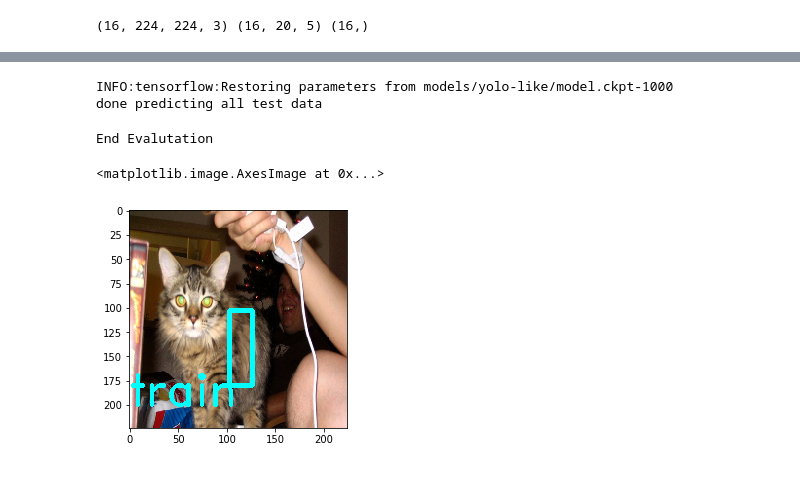
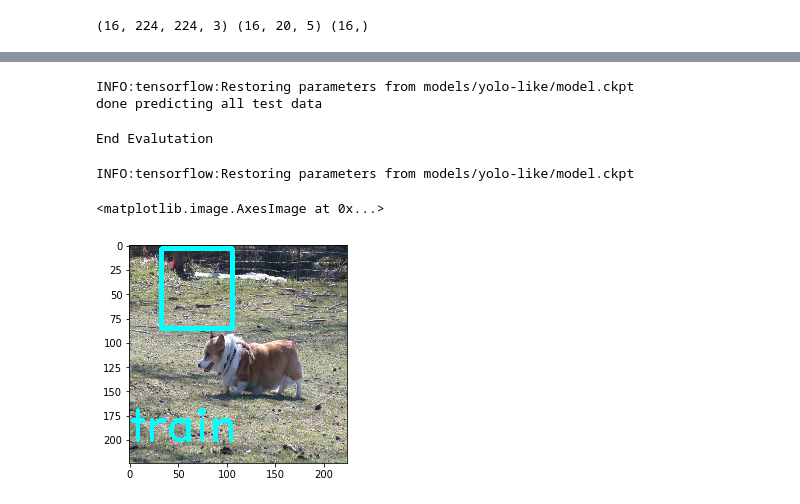
Before and after one commit to BeyondCloud/DL, a Jupyter notebook: Comp2/CourseSlide.ipynb, the cells around one changed output, grey strips where cells are left out. Saved outputs shown, nothing was run; the diff lists cells and outputs as text; code cells hidden in the pictures.

Commit message:
done model load

```diff
--- a/Comp2/CourseSlide.ipynb
+++ b/Comp2/CourseSlide.ipynb
@@ -41,13 +41,13 @@ net_params = {
 
 }
 solver_params = {
-    'learning_rate': 0.000001,
+    'learning_rate': 0.0000001,
     'moment': 0.9,
-    'max_iterators': 1200,
     'print_frequency': 100,
     'save_frequency' : 1000,
     'train_dir': 'models/yolo-like'
 }
+max_iterators = 300
 # %%
 class DatasetRunner:
     """
@@ -221,7 +221,7 @@ class YoloTinyNet(object):
             if pretrain:
                 self.pretrained_collection.append(var)
             if train:
-                self.tranp_labelsinable_collection.append(var)
+                self.trainable_collection.append(var)
         return var
 
     def _variable_with_weight_decay(self, name, shape, stddev, wd, pretrain=True, train=True):
@@ -768,7 +766,7 @@ next_test_element = test_iterator.get_next()
 tdata_sess = tf.Session(config = config)
 # %%
 output_file = open('./data/test_predion.txt', 'w')
-solver.prepare_inference(model_version = '1000')
+solver.prepare_inference()
 
 while True:
     try:
@@ -787,7 +785,7 @@ while True:
         break
 output_file.close()
 # %% [output]
-INFO:tensorflow:Restoring parameters from models/yolo-like/model.ckpt-1000
+INFO:tensorflow:Restoring parameters from models/yolo-like/model.ckpt
 done predicting all test data
 # %%
 sys.path.insert(0, './evaluate')
@@ -797,25 +795,33 @@ evaluate.evaluate('./data/test_predion.txt', './output_file.csv')
 # %% [output]
 End Evalutation
+# %%
+tf.reset_default_graph()
+net = YoloTinyNet(common_params, net_params)
+solver = YoloRunner(None, net, common_params, solver_params)
+solver.prepare_inference()
+# %% [output]
+INFO:tensorflow:Restoring parameters from models/yolo-like/model.ckpt
 # %%
 classes_name =  ["aeroplane", "bicycle", "bird", "boat", "bottle",
                  "bus", "car", "cat", "chair", "cow", "diningtable",
                  "dog", "horse", "motorbike", "person", "pottedplant",
                  "sheep", "sofa", "train","tvmonitor"]
-np_img = cv2.imread('./test.jpg')
+
+np_img = cv2.imread('./test2.jpg')
 resized_img = cv2.resize(np_img, (common_params['image_size'], common_params['image_size']))
 np_img = cv2.cvtColor(resized_img, cv2.COLOR_BGR2RGB)
 resized_img = np_img
 np_img = np_img.astype(np.float32)
 np_img = np_img / 255.0 * 2 - 1
 np_img = np.reshape(np_img, (1, common_params['image_size'], common_params['image_size'], 3))
 
 y_pred = solver.make_one_prediction(np_img)
 xmin, ymin, xmax, ymax, class_num, conf = process_predicts(y_pred)
 class_name = classes_name[class_num]
 cv2.rectangle(resized_img, (int(xmin), int(ymin)), (int(xmax), int(ymax)), (0, 255, 255), 3)
 cv2.putText(resized_img, class_name, (0, 200), 2, 1.5, (0, 255, 255), 2)
 
 plt.imshow(resized_img)
 # %% [output]
 <matplotlib.image.AxesImage at 0x...>
-[figure, old version]
+[figure, new version]
```
Also changed, not shown: parts of 5 cells of this notebook.
